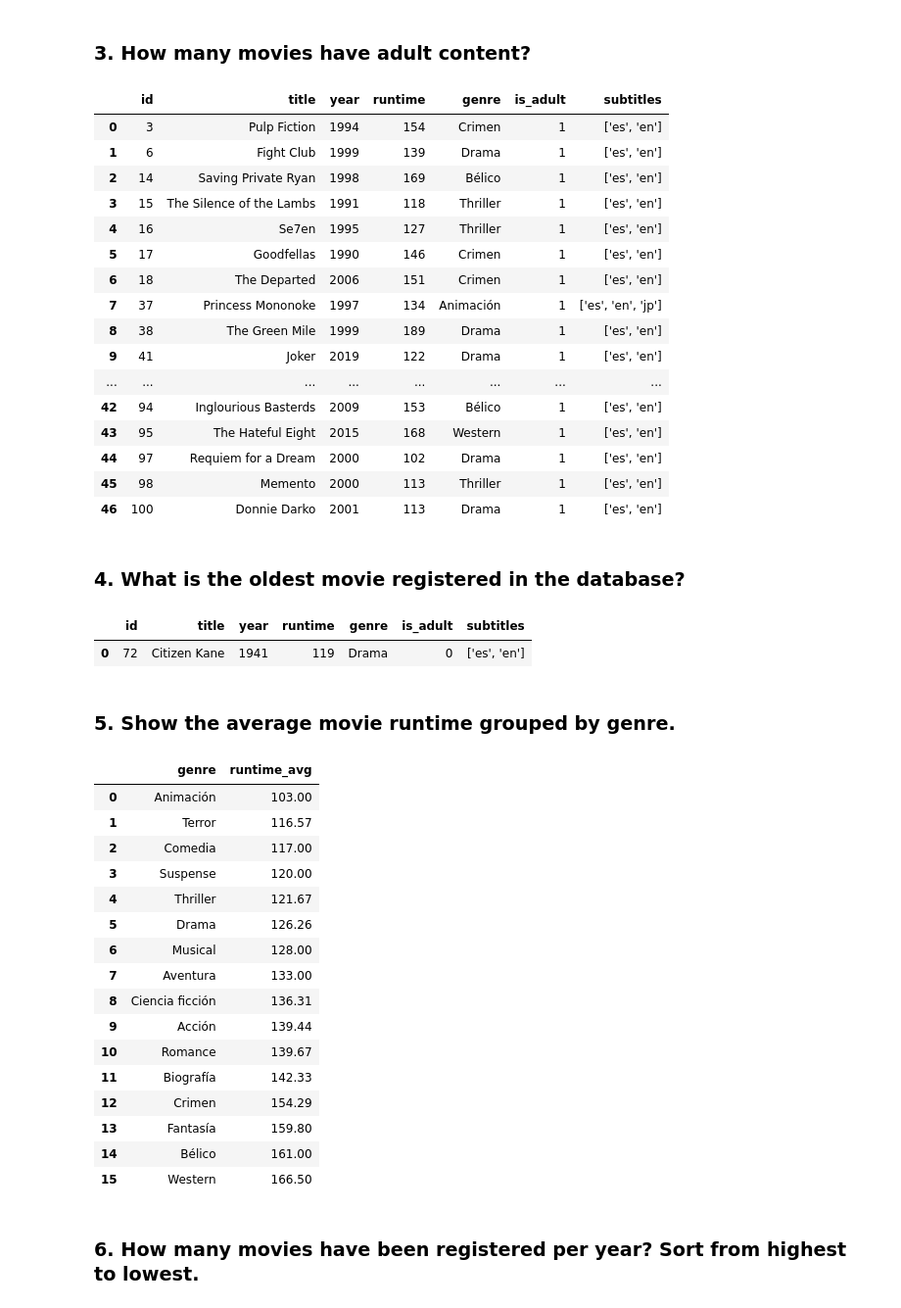
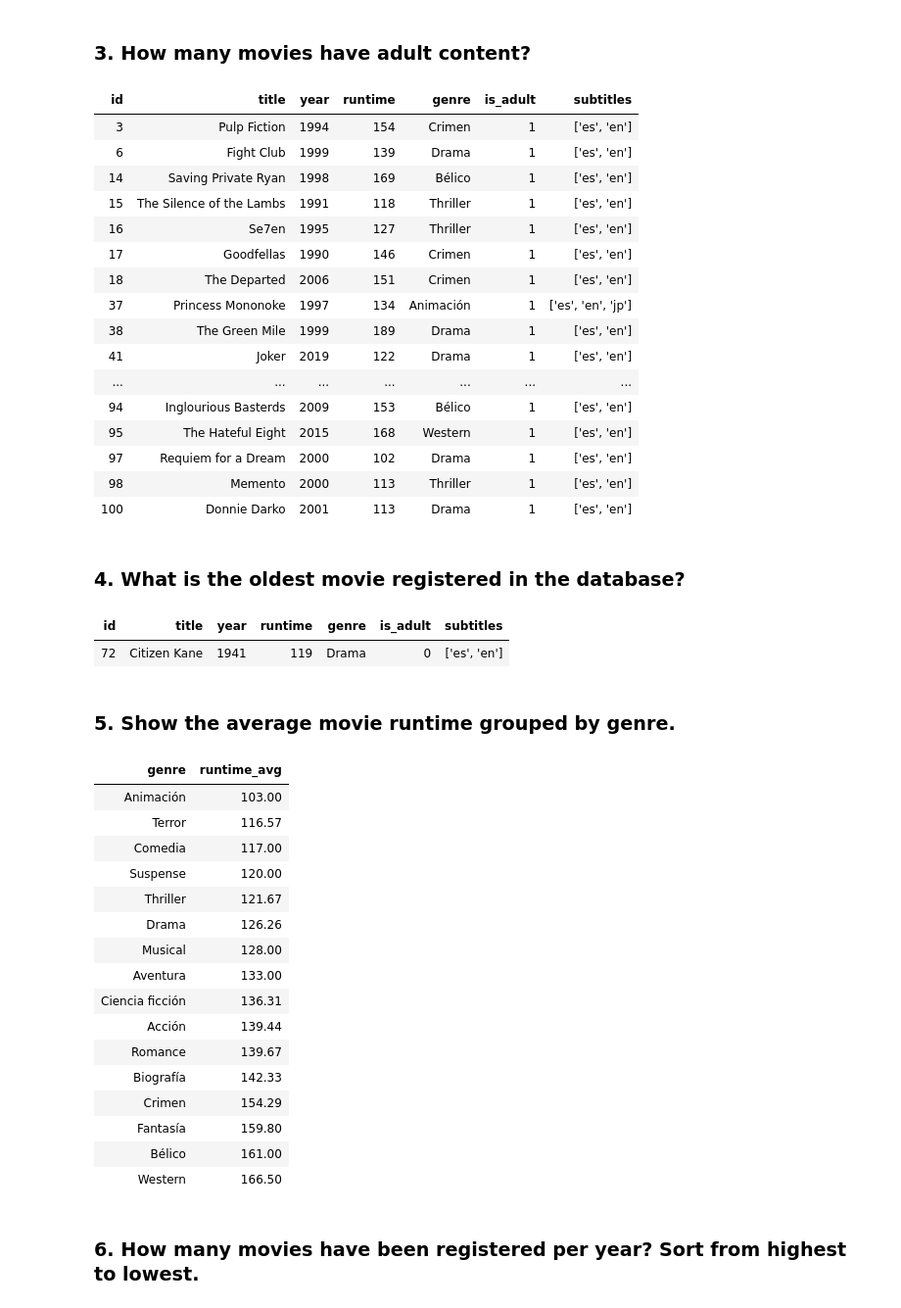
Before and after one commit to Adalab/bda-modulo-2-evaluacion-final-MATC-90, a Jupyter notebook: Ejercicio_final_SQL_phyton.ipynb, the cells around one changed output. Shown at 98% size. Saved outputs shown, nothing was run; the diff lists cells and outputs as text; code cells hidden in the pictures.

```diff
--- a/Ejercicio_final_SQL_phyton.ipynb
+++ b/Ejercicio_final_SQL_phyton.ipynb
@@ -253,7 +258,7 @@ Successfully inserted 100 new records
 # %% [markdown]
 ## Phase 4: Querying the Data
 # %%
-
+# Executes a general SQL query and returns the results as a pandas DataFrame
 def general_query(db_name, sql_query):
     cursor = None
     try:
@@ -263,7 +268,7 @@ def general_query(db_name, sql_query):
         cursor.execute (f"USE {db_name};")
         # Execute the SQL query and fetch the results directly into a DataFrame
         df_query = pd.read_sql(sql_query, connection)
-        return df_query
+        return HTML(df_query.to_html(index=False))
 
     # Catch any SQL execution errors
     except Error as e:
@@ -338,65 +343,65 @@ query_adult = f'''SELECT *
 
 general_query(db_name, query_adult)
 # %% [output]
-|  | id | title | year | runtime | genre | is_adult | subtitles |
-| 0 | 3 | Pulp Fiction | 1994 | 154 | Crimen | 1 | ['es', 'en'] |
-| 1 | 6 | Fight Club | 1999 | 139 | Drama | 1 | ['es', 'en'] |
-| 2 | 14 | Saving Private Ryan | 1998 | 169 | Bélico | 1 | ['es', 'en'] |
-| 3 | 15 | The Silence of the Lambs | 1991 | 118 | Thriller | 1 | ['es', 'en'] |
-| 4 | 16 | Se7en | 1995 | 127 | Thriller | 1 | ['es', 'en'] |
-| 5 | 17 | Goodfellas | 1990 | 146 | Crimen | 1 | ['es', 'en'] |
-| 6 | 18 | The Departed | 2006 | 151 | Crimen | 1 | ['es', 'en'] |
-| 7 | 37 | Princess Mononoke | 1997 | 134 | Animación | 1 | ['es', 'en', 'jp'] |
-| 8 | 38 | The Green Mile | 1999 | 189 | Drama | 1 | ['es', 'en'] |
-| 9 | 41 | Joker | 2019 | 122 | Drama | 1 | ['es', 'en'] |
-| ... | ... | ... | ... | ... | ... | ... | ... |
-| 42 | 94 | Inglourious Basterds | 2009 | 153 | Bélico | 1 | ['es', 'en'] |
-| 43 | 95 | The Hateful Eight | 2015 | 168 | Western | 1 | ['es', 'en'] |
-| 44 | 97 | Requiem for a Dream | 2000 | 102 | Drama | 1 | ['es', 'en'] |
-| 45 | 98 | Memento | 2000 | 113 | Thriller | 1 | ['es', 'en'] |
-| 46 | 100 | Donnie Darko | 2001 | 113 | Drama | 1 | ['es', 'en'] |
+| id | title | year | runtime | genre | is_adult | subtitles |
+| 3 | Pulp Fiction | 1994 | 154 | Crimen | 1 | ['es', 'en'] |
+| 6 | Fight Club | 1999 | 139 | Drama | 1 | ['es', 'en'] |
+| 14 | Saving Private Ryan | 1998 | 169 | Bélico | 1 | ['es', 'en'] |
+| 15 | The Silence of the Lambs | 1991 | 118 | Thriller | 1 | ['es', 'en'] |
+| 16 | Se7en | 1995 | 127 | Thriller | 1 | ['es', 'en'] |
+| 17 | Goodfellas | 1990 | 146 | Crimen | 1 | ['es', 'en'] |
+| 18 | The Departed | 2006 | 151 | Crimen | 1 | ['es', 'en'] |
+| 37 | Princess Mononoke | 1997 | 134 | Animación | 1 | ['es', 'en', 'jp'] |
+| 38 | The Green Mile | 1999 | 189 | Drama | 1 | ['es', 'en'] |
+| 41 | Joker | 2019 | 122 | Drama | 1 | ['es', 'en'] |
+| ... | ... | ... | ... | ... | ... | ... |
+| 94 | Inglourious Basterds | 2009 | 153 | Bélico | 1 | ['es', 'en'] |
+| 95 | The Hateful Eight | 2015 | 168 | Western | 1 | ['es', 'en'] |
+| 97 | Requiem for a Dream | 2000 | 102 | Drama | 1 | ['es', 'en'] |
+| 98 | Memento | 2000 | 113 | Thriller | 1 | ['es', 'en'] |
+| 100 | Donnie Darko | 2001 | 113 | Drama | 1 | ['es', 'en'] |
 # %% [markdown]
 ### 4. What is the oldest movie registered in the database?
 # %%
 # Define the SQL query required and execute it using the general function
 query_oldest = f'''SELECT *
             FROM {table_name}
-            WHERE year = (SELECT min(year)
+            WHERE year = (SELECT MIN(year)
                         FROM {table_name});'''
 
 general_query(db_name, query_oldest)
 # %% [output]
-|  | id | title | year | runtime | genre | is_adult | subtitles |
-| 0 | 72 | Citizen Kane | 1941 | 119 | Drama | 0 | ['es', 'en'] |
+| id | title | year | runtime | genre | is_adult | subtitles |
+| 72 | Citizen Kane | 1941 | 119 | Drama | 0 | ['es', 'en'] |
 # %% [markdown]
 ### 5. Show the average movie runtime grouped by genre.
 # %%
 # Define the SQL query required and execute it using the general function
 query_runtime_genre = f'''SELECT genre,
-                round(AVG(runtime),2) as runtime_avg
+                round(AVG(runtime),2) AS runtime_avg
             FROM {table_name}
             GROUP BY genre
             ORDER BY runtime_avg;'''
 
 general_query(db_name, query_runtime_genre)
 # %% [output]
-|  | genre | runtime_avg |
-| 0 | Animación | 103.00 |
-| 1 | Terror | 116.57 |
-| 2 | Comedia | 117.00 |
-| 3 | Suspense | 120.00 |
-| 4 | Thriller | 121.67 |
-| 5 | Drama | 126.26 |
-| 6 | Musical | 128.00 |
-| 7 | Aventura | 133.00 |
-| 8 | Ciencia ficción | 136.31 |
-| 9 | Acción | 139.44 |
-| 10 | Romance | 139.67 |
-| 11 | Biografía | 142.33 |
-| 12 | Crimen | 154.29 |
-| 13 | Fantasía | 159.80 |
-| 14 | Bélico | 161.00 |
-| 15 | Western | 166.50 |
+| genre | runtime_avg |
+| Animación | 103.00 |
+| Terror | 116.57 |
+| Comedia | 117.00 |
+| Suspense | 120.00 |
+| Thriller | 121.67 |
+| Drama | 126.26 |
+| Musical | 128.00 |
+| Aventura | 133.00 |
+| Ciencia ficción | 136.31 |
+| Acción | 139.44 |
+| Romance | 139.67 |
+| Biografía | 142.33 |
+| Crimen | 154.29 |
+| Fantasía | 159.80 |
+| Bélico | 161.00 |
+| Western | 166.50 |
 # %% [markdown]
 ### 6. How many movies have been registered per year? Sort from highest to lowest.
 # %%
```
Also changed, not shown: parts of 10 cells of this notebook, 1 other file.
